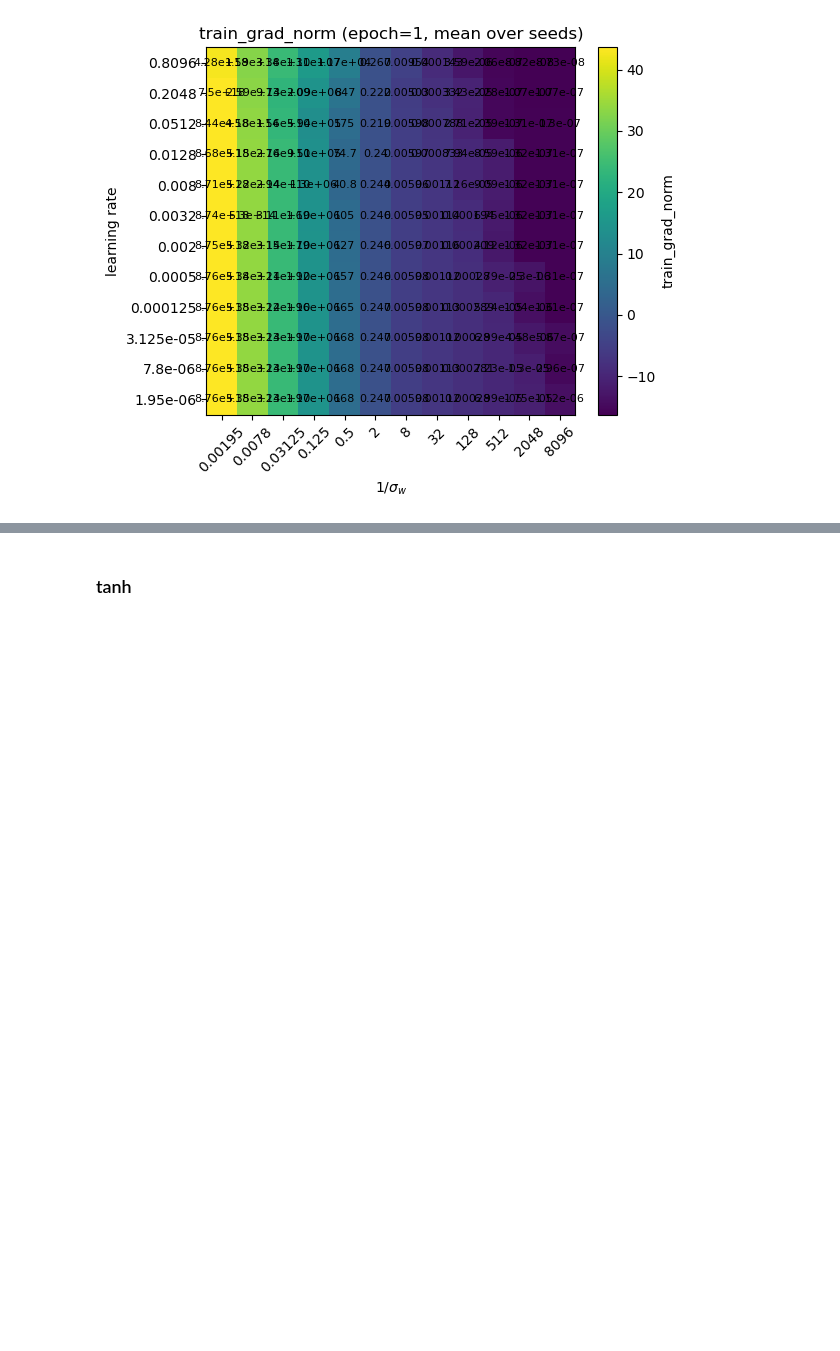
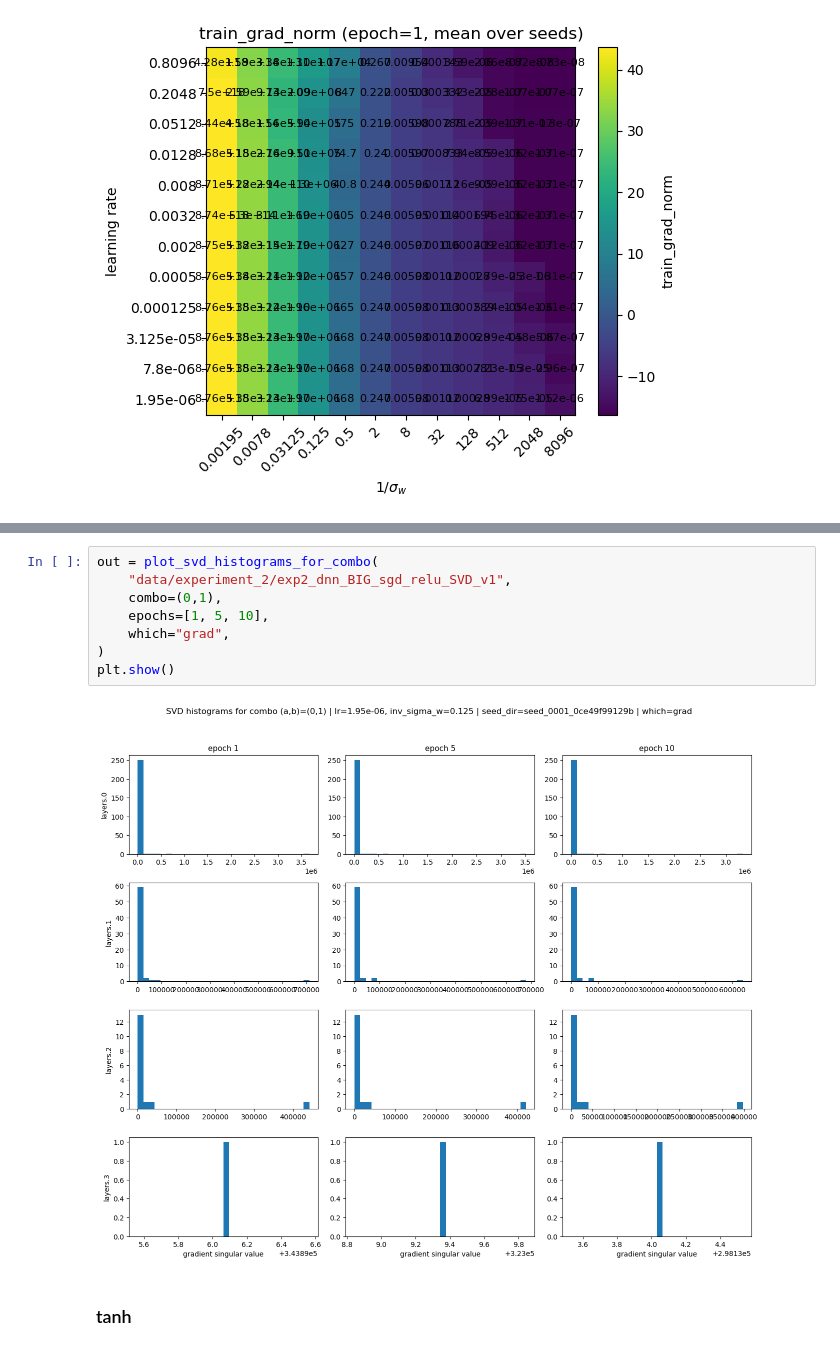
Before and after one commit to f-damico/BBP_in_SGD, a Jupyter notebook: notebook_experiment_2 copy.ipynb, the cells around one changed output, grey strips where cells are left out. Saved outputs shown, nothing was run; the diff lists cells and outputs as text; blank space fills up the shorter version.

```diff
--- a/notebook_experiment_2 copy.ipynb
+++ b/notebook_experiment_2 copy.ipynb
@@ -469,3 +897,13 @@ plt.show()
+# %%
+out = plot_svd_histograms_for_combo(
+    "data/experiment_2/exp2_dnn_BIG_sgd_relu_SVD_v1",
+    combo=(0,1),
+    epochs=[1, 5, 10],
+    which="grad",
+)
+plt.show()
+# %% [output]
+[figure, added]
 # %% [markdown]
 ### tanh
 # %%
```
Also changed, not shown: parts of 6 cells of this notebook, 3 other files.
